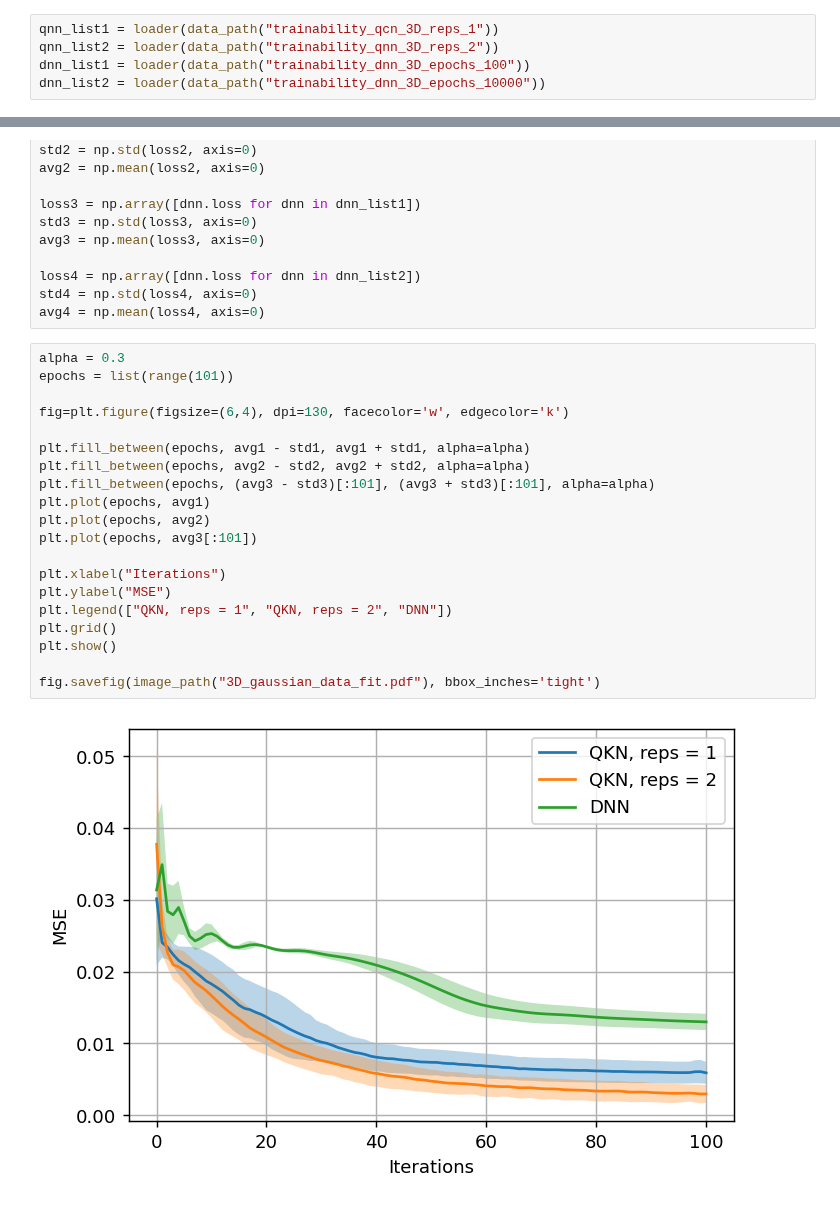
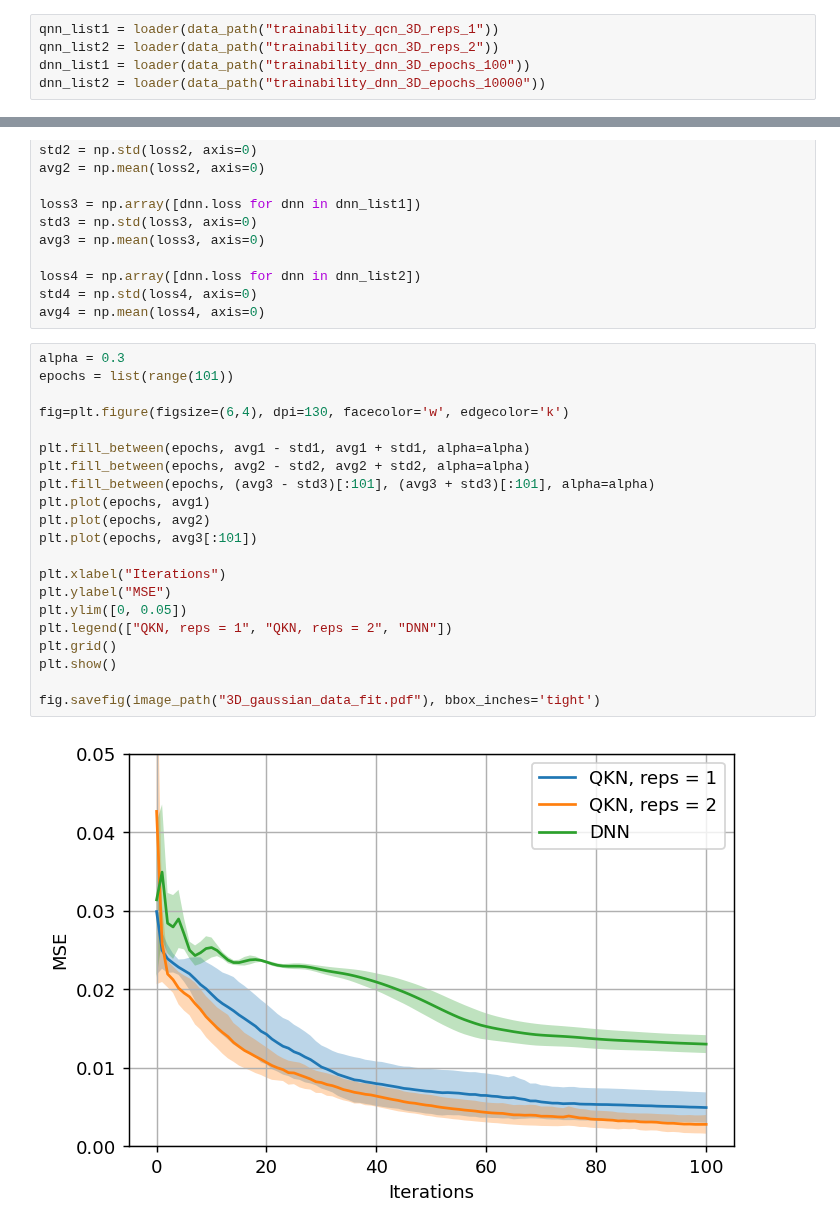
Before and after one commit to KristianWold/Master-Thesis, a Jupyter notebook: notebooks/analysis/Trainability, Analysis.ipynb, the cells around one changed output, grey strips where cells are left out. Drawn from its saved outputs; the diff is of its cells as text.

```diff
--- a/notebooks/analysis/Trainability, Analysis.ipynb
+++ b/notebooks/analysis/Trainability, Analysis.ipynb
@@ -222,7 +222,7 @@ x_dnn = scaler(x, mode="standard")
 y = scaler(y, a=0, b=1)
 # %%
 qnn_list1 = loader(data_path("trainability_qcn_3D_reps_1"))
-qnn_list2 = loader(data_path("trainability_qnn_3D_reps_2"))
+qnn_list2 = loader(data_path("trainability_qcn_3D_reps_2"))
 dnn_list1 = loader(data_path("trainability_dnn_3D_epochs_100"))
 dnn_list2 = loader(data_path("trainability_dnn_3D_epochs_10000"))
 # %%
@@ -244,25 +244,26 @@ avg4 = np.mean(loss4, axis=0)
 # %%
 alpha = 0.3
 epochs = list(range(101))
 
 fig=plt.figure(figsize=(6,4), dpi=130, facecolor='w', edgecolor='k')
 
 plt.fill_between(epochs, avg1 - std1, avg1 + std1, alpha=alpha)
 plt.fill_between(epochs, avg2 - std2, avg2 + std2, alpha=alpha)
 plt.fill_between(epochs, (avg3 - std3)[:101], (avg3 + std3)[:101], alpha=alpha)
 plt.plot(epochs, avg1)
 plt.plot(epochs, avg2)
 plt.plot(epochs, avg3[:101])
 
 plt.xlabel("Iterations")
 plt.ylabel("MSE")
+plt.ylim([0, 0.05])
 plt.legend(["QKN, reps = 1", "QKN, reps = 2", "DNN"])
 plt.grid()
 plt.show()
 
 fig.savefig(image_path("3D_gaussian_data_fit.pdf"), bbox_inches='tight')
 # %% [output]
-[figure, old version]
+[figure, new version]
 # %%
 print(avg1[-1], avg2[-1], avg3[-1], avg4[-1])
 # %% [output]
```
Also changed, not shown: parts of 10 cells of this notebook, 7 other files.
